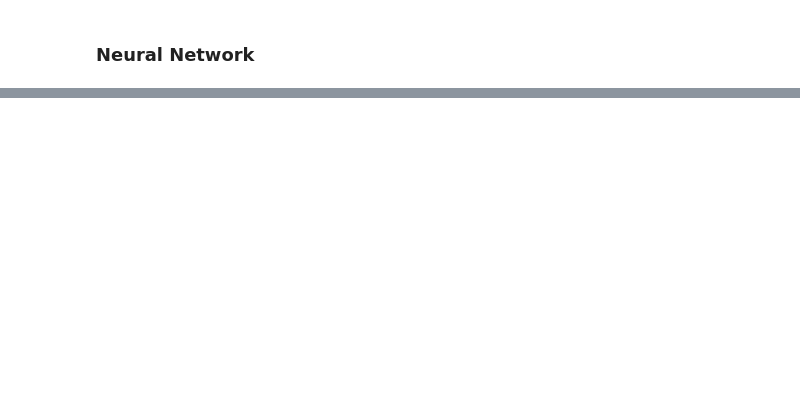
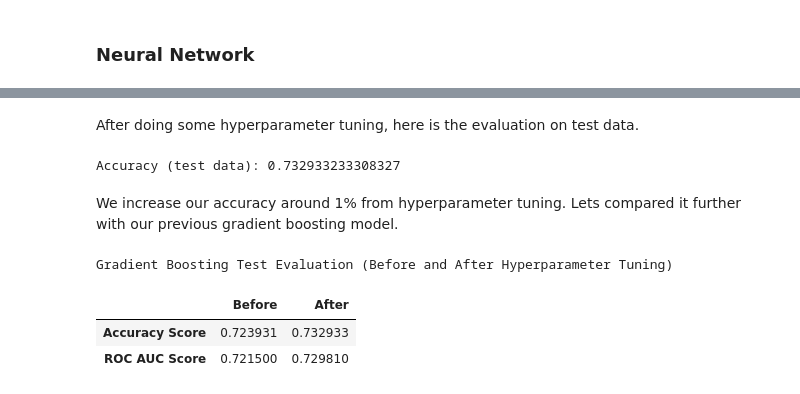
Before and after one commit to alfiannajih/startup-prediction, a Jupyter notebook: additional assumption.ipynb, the cells around one changed output, grey strips where cells are left out. Drawn from its saved outputs; the diff is of its cells as text; code cells hidden in the pictures; blank space fills up the shorter version.

Commit message:
evaluation test on final model

```diff
--- a/additional assumption.ipynb
+++ b/additional assumption.ipynb
@@ -1367,0 +1344,54 @@ gb_search.best_estimator_.score(X_test_trans, y_test_trans)
+# %% [markdown]
+After doing some hyperparameter tuning, here is the evaluation on test data.
+# %%
+from joblib import load
+
+gb_final = load('model/gradient_boosting.joblib')
+# %%
+print(f'Accuracy (test data): {gb_final.score(X_test_trans, y_test_trans)}')
+# %% [output]
+Accuracy (test data): 0.732933233308327
+# %% [markdown]
+We increase our accuracy around 1% from hyperparameter tuning. Lets compared it further with our previous gradient boosting model.
+# %%
+# Non hyperparamter tuning
+gb_predict_test = gb_model.predict(X_test_trans)
+
+gb_roc_test = roc_auc_score(
+    y_test_trans,
+    gb_predict_test
+)
+
+gb_matrix_test = confusion_matrix(
+    y_test_trans,
+    gb_predict_test
+)
+
+# Hyperparamter tuning
+gb_predict_final = gb_final.predict(X_test_trans)
+
+gb_roc_final = roc_auc_score(
+    y_test_trans,
+    gb_predict_final
+)
+
+gb_matrix_final = confusion_matrix(
+    y_test_trans,
+    gb_predict_final
+)
+# %%
+metrics_eval = np.array([
+    [gb_model.score(X_test_trans, y_test_trans), gb_final.score(X_test_trans, y_test_trans)],
+    [gb_roc_test, gb_roc_final]
+])
+
+df_eval = pd.DataFrame(metrics_eval, columns=['Before', 'After'], index=['Accuracy Score', 'ROC AUC Score'])
+
+print('Gradient Boosting Test Evaluation (Before and After Hyperparameter Tuning)')
+
+df_eval
+# %% [output]
+Gradient Boosting Test Evaluation (Before and After Hyperparameter Tuning)
+|  | Before | After |
+| Accuracy Score | 0.723931 | 0.732933 |
+| ROC AUC Score | 0.721500 | 0.729810 |
```
Also changed, not shown: parts of 27 cells of this notebook.
